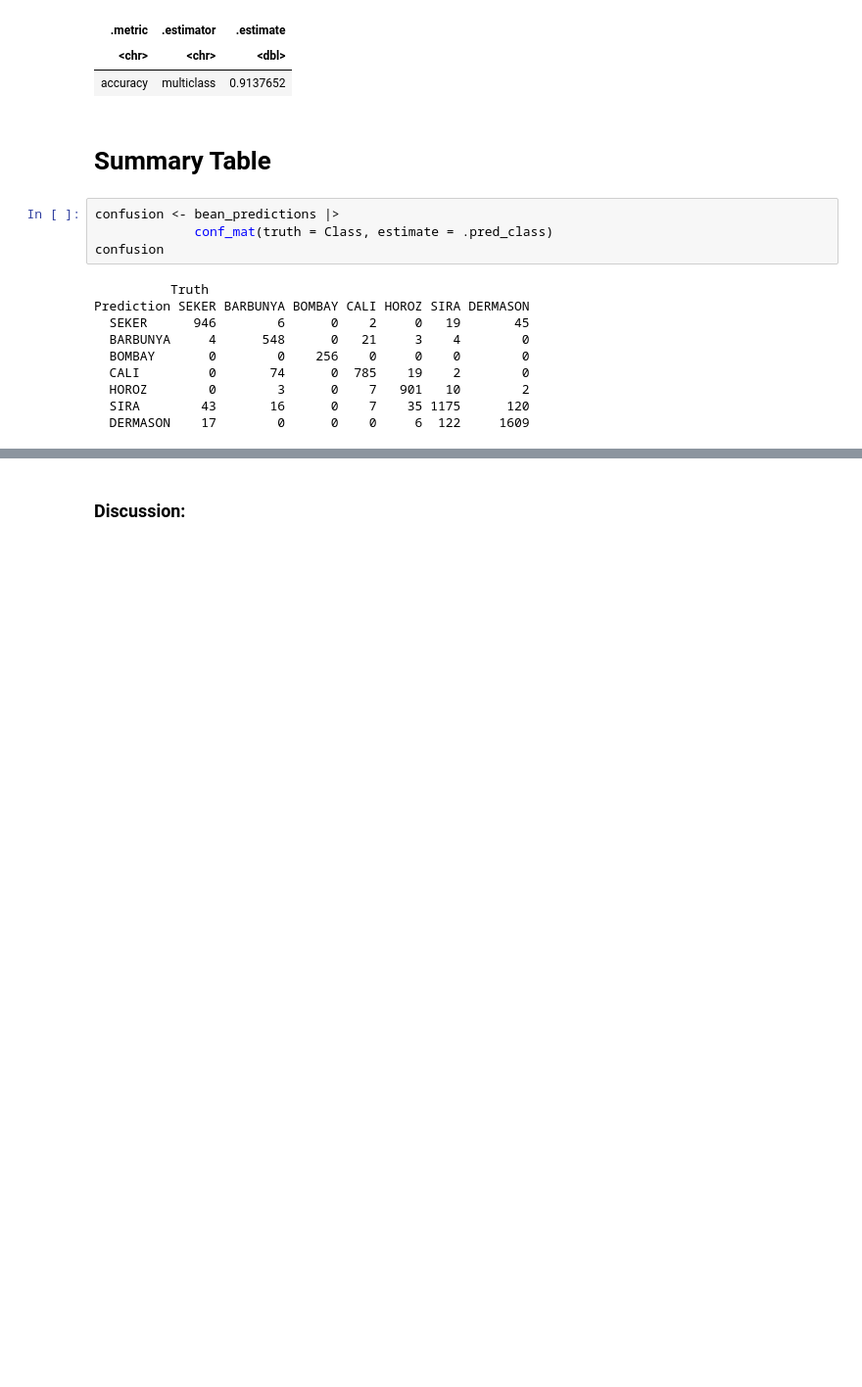
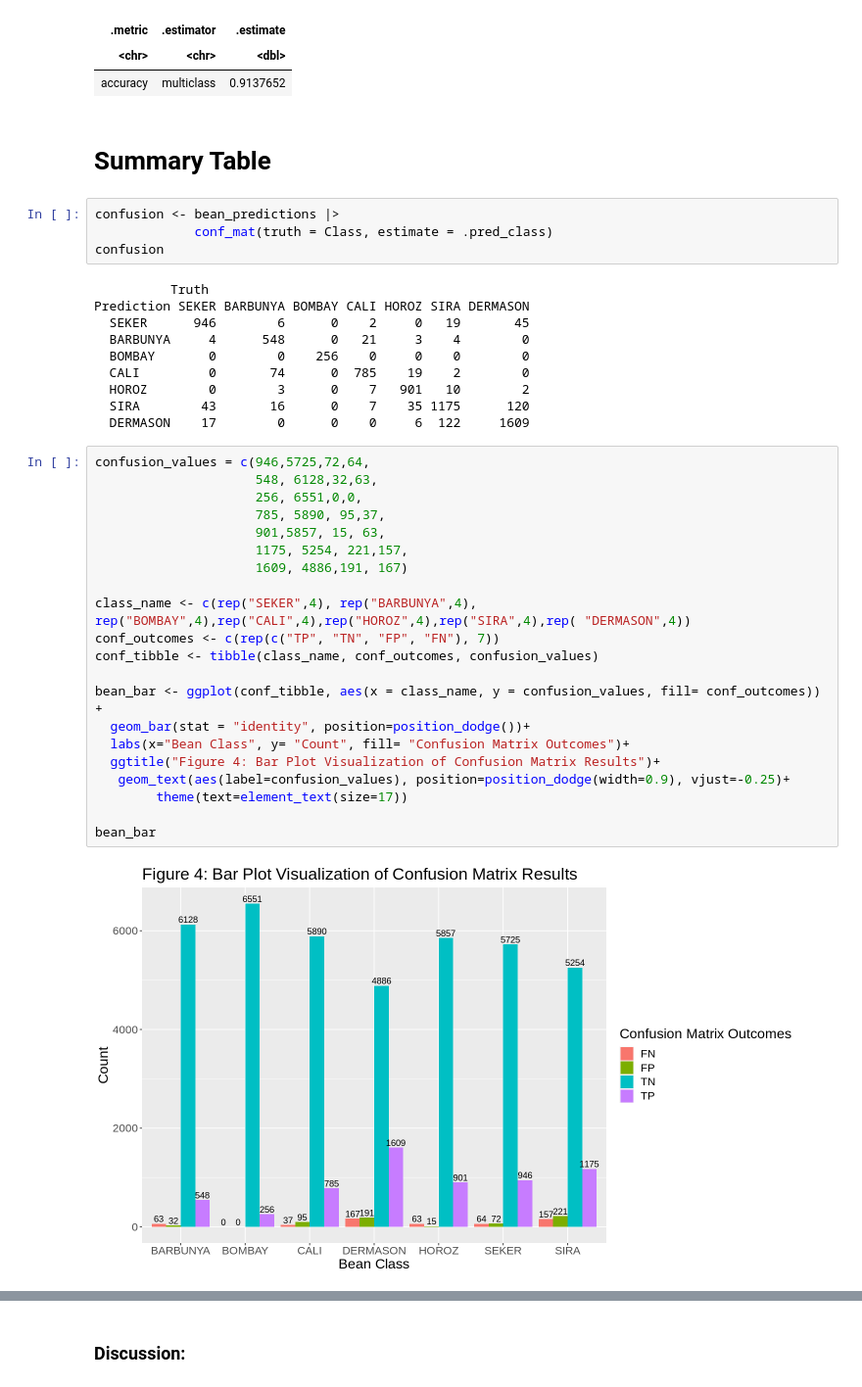
Before and after one commit to pranjali-22/DSCI100, a Jupyter notebook: Final Project.ipynb, the cells around one changed output, grey strips where cells are left out. Shown at 98% size. Saved outputs shown, nothing was run; the diff lists cells and outputs as text; blank space fills up the shorter version.

```diff
--- a/Final Project.ipynb
+++ b/Final Project.ipynb
@@ -456,6 +456,29 @@ Prediction SEKER BARBUNYA BOMBAY CALI HOROZ SIRA DERMASON
   HOROZ        0        3      0    7   901   10        2
   SIRA        43       16      0    7    35 1175      120
   DERMASON    17        0      0    0     6  122     1609
+# %%
+confusion_values = c(946,5725,72,64,
+                     548, 6128,32,63,
+                     256, 6551,0,0,
+                     785, 5890, 95,37,
+                     901,5857, 15, 63,
+                     1175, 5254, 221,157,
+                     1609, 4886,191, 167)
+
+class_name <- c(rep("SEKER",4), rep("BARBUNYA",4), rep("BOMBAY",4),rep("CALI",4),rep("HOROZ",4),rep("SIRA",4),rep( "DERMASON",4))
+conf_outcomes <- c(rep(c("TP", "TN", "FP", "FN"), 7))
+conf_tibble <- tibble(class_name, conf_outcomes, confusion_values)
+
+bean_bar <- ggplot(conf_tibble, aes(x = class_name, y = confusion_values, fill= conf_outcomes)) +
+  geom_bar(stat = "identity", position=position_dodge())+
+  labs(x="Bean Class", y= "Count", fill= "Confusion Matrix Outcomes")+
+  ggtitle("Figure 4: Bar Plot Visualization of Confusion Matrix Results")+
+   geom_text(aes(label=confusion_values), position=position_dodge(width=0.9), vjust=-0.25)+
+        theme(text=element_text(size=17))
+
+bean_bar
+# %% [output]
+[figure, new version]
 # %%
 # Heat map based on the confusion matrix
 value =c(946,  6,  0,    2,     0,   19 ,      45,
```
Also changed, not shown: parts of 4 cells of this notebook.
